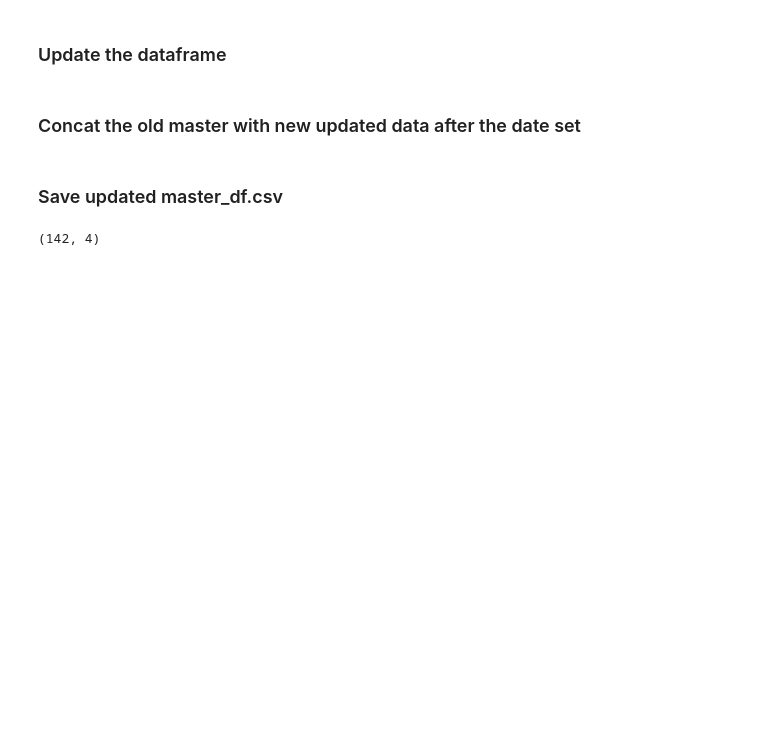
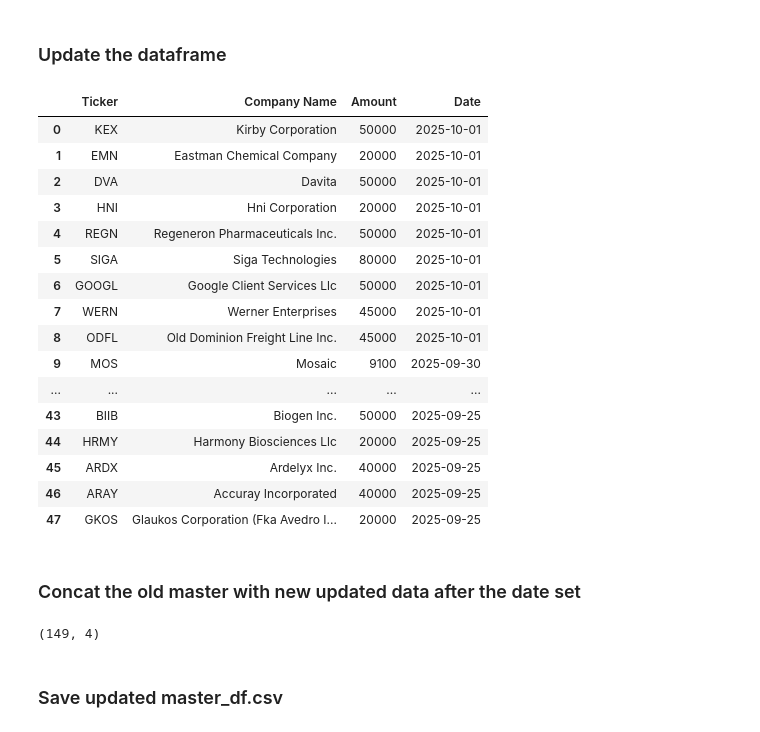
Before and after one commit to fonanroley/projects, a Jupyter notebook: update_master.ipynb, the cells around one changed output. Saved outputs shown, nothing was run; the diff lists cells and outputs as text; code cells hidden in the pictures; blank space fills up the shorter version.

```diff
--- a/update_master.ipynb
+++ b/update_master.ipynb
@@ -6,7 +6,18 @@ This script will update the master_df.csv created in the corporatelobbying.ipynb
 and then overwrite the master_df.csv.
 </p>
 # %%
-today = '2025-09-01'
+#up to date as of 2025-09-25
+#next time run 2025-10-01
+
+# remember this takes the data from the day after the last day you scraped from up to the current day (inclusive)
+# so if you think it should be today it shouldn't
+
+start_date = '2025-09-25'
+
+# made a change to have data up until yesterday - as site get updated throughout each day don't want to duplicate
+# so next time run end day as the day before the current day
+
+end_date = '2025-09-30'
 # %% [markdown]
 ### Import libraries
 # %%
@@ -84,15 +95,37 @@ for i in range(0, len(raw_data), 3):
 # %% [markdown]
 ### Update the dataframe
 # %%
-df_update = df_update[df_update['Date'] >= today]
+df_update = df_update[(df_update['Date'] >= start_date) & (df_update['Date'] < end_date)]
+# %%
+df_update
+# %% [output]
+|  | Ticker | Company Name | Amount | Date |
+| 0 | KEX | Kirby Corporation | 50000 | 2025-10-01 |
+| 1 | EMN | Eastman Chemical Company | 20000 | 2025-10-01 |
+| 2 | DVA | Davita | 50000 | 2025-10-01 |
+| 3 | HNI | Hni Corporation | 20000 | 2025-10-01 |
+| 4 | REGN | Regeneron Pharmaceuticals Inc. | 50000 | 2025-10-01 |
+| 5 | SIGA | Siga Technologies | 80000 | 2025-10-01 |
+| 6 | GOOGL | Google Client Services Llc | 50000 | 2025-10-01 |
+| 7 | WERN | Werner Enterprises | 45000 | 2025-10-01 |
+| 8 | ODFL | Old Dominion Freight Line Inc. | 45000 | 2025-10-01 |
+| 9 | MOS | Mosaic | 9100 | 2025-09-30 |
+| ... | ... | ... | ... | ... |
+| 43 | BIIB | Biogen Inc. | 50000 | 2025-09-25 |
+| 44 | HRMY | Harmony Biosciences Llc | 20000 | 2025-09-25 |
+| 45 | ARDX | Ardelyx Inc. | 40000 | 2025-09-25 |
+| 46 | ARAY | Accuray Incorporated | 40000 | 2025-09-25 |
+| 47 | GKOS | Glaukos Corporation (Fka Avedro I... | 20000 | 2025-09-25 |
 # %% [markdown]
 ### Concat the old master with new updated data after the date set
 # %%
 df_new = pd.concat([df_master, df_update], ignore_index=True)
 df_new = df_new.sort_values('Date', ascending=False).reset_index(drop=True)
+# %%
+df_new.shape
+# %% [output]
+(149, 4)
 # %% [markdown]
 ### Save updated master_df.csv
 # %%
 df_new.to_csv('master_df.csv', index=False)
-# %% [output]
-(142, 4)
```
Also changed, not shown: 1 other file.
